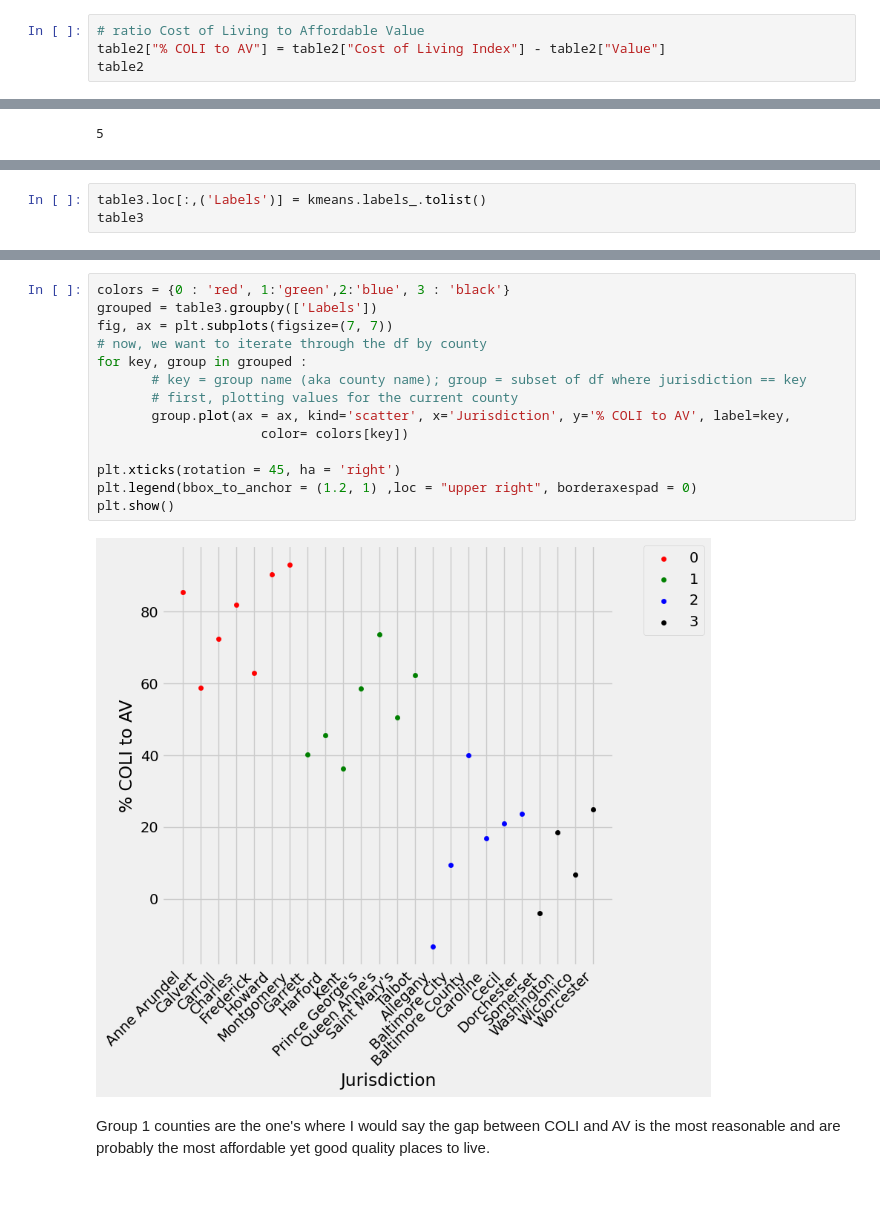
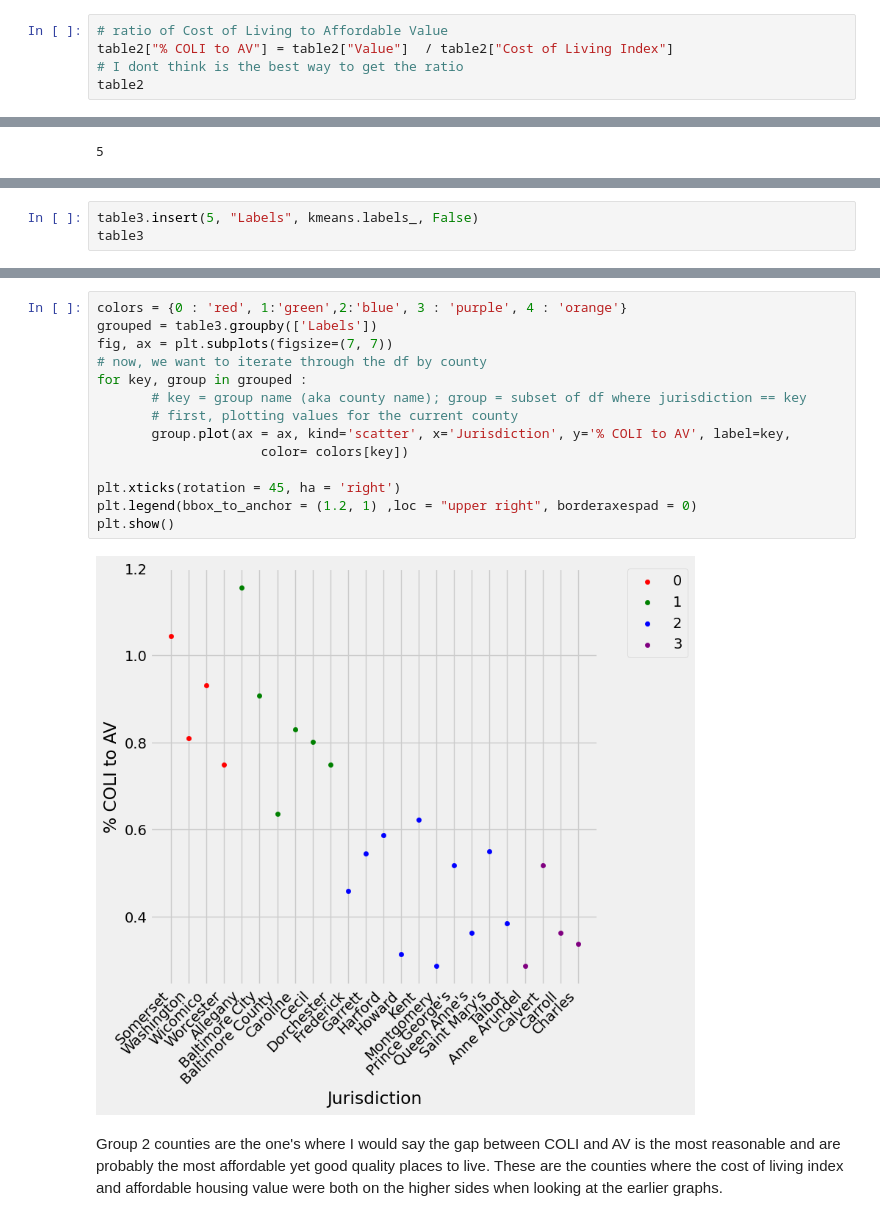
Before and after one commit to mgammi/Personal-Projects, a Jupyter notebook: MachineLearning/implementation.ipynb, the cells around one changed output, grey strips where cells are left out. Saved outputs shown, nothing was run; the diff lists cells and outputs as text; blank space fills up the shorter version.

Commit message:
removed warnings, added markdown, changed % coli to av

```diff
--- a/MachineLearning/implementation.ipynb
+++ b/MachineLearning/implementation.ipynb
@@ -372,6 +384,7 @@ This is the highest F-statistic we've seen by far, indicating of all the correla
 # %%
-# ratio Cost of Living to Affordable Value
-table2["% COLI to AV"] = table2["Cost of Living Index"] - table2["Value"]
+# ratio of Cost of Living to Affordable Value
+table2["% COLI to AV"] = table2["Value"]  / table2["Cost of Living Index"]
+# I dont think is the best way to get the ratio
 table2
 # %% [output]
 |  | Jurisdiction | Value | Year | Cost of Living Index | % COLI to AV |
@@ -531,4 +548,4 @@ array([2, 0, 2, 2, 0, 2, 0, 2, 0, 2, 0, 1, 1, 0, 1, 0, 1, 1, 1, 3, 1, 3,
 # %%
-table3.loc[:,('Labels')] = kmeans.labels_.tolist()
+table3.insert(5, "Labels", kmeans.labels_, False)
 table3
 # %% [output]
@@ -557,18 +569,18 @@ See the caveats in the documentation: https://pandas.pydata.org/pandas-docs/stab
 # %%
-colors = {0 : 'red', 1:'green',2:'blue', 3 : 'black'}
+colors = {0 : 'red', 1:'green',2:'blue', 3 : 'purple', 4 : 'orange'}
 grouped = table3.groupby(['Labels'])
 fig, ax = plt.subplots(figsize=(7, 7))
 # now, we want to iterate through the df by county
 for key, group in grouped :
        # key = group name (aka county name); group = subset of df where jurisdiction == key
        # first, plotting values for the current county
        group.plot(ax = ax, kind='scatter', x='Jurisdiction', y='% COLI to AV', label=key,
                      color= colors[key])
 
 plt.xticks(rotation = 45, ha = 'right')
 plt.legend(bbox_to_anchor = (1.2, 1) ,loc = "upper right", borderaxespad = 0)
 plt.show()
 # %% [output]
-[figure, old version]
+[figure, new version]
 # %% [markdown]
-Group 1 counties are the one's where I would say the gap between COLI and AV is the most reasonable and are probably the most affordable yet good quality places to live.
+Group 2 counties are the one's where I would say the gap between COLI and AV is the most reasonable and are probably the most affordable yet good quality places to live. These are the counties where the cost of living index and affordable housing value were both on the higher sides when looking at the earlier graphs.
```
Also changed, not shown: parts of 26 cells of this notebook, 2 other files.
